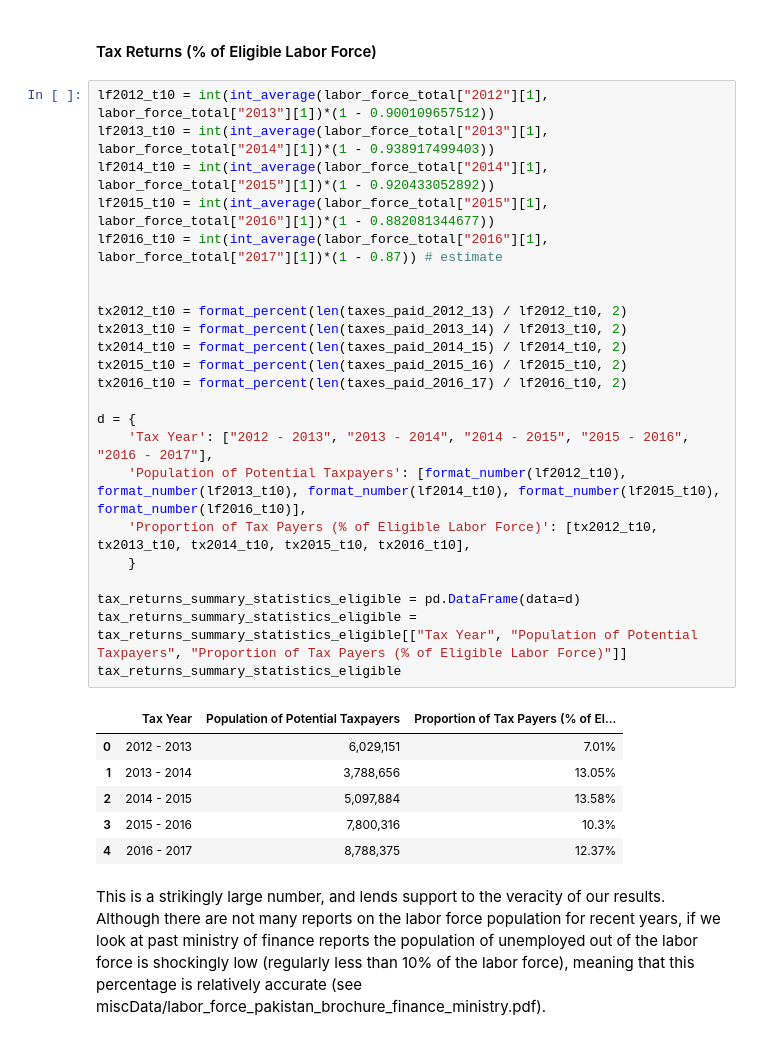
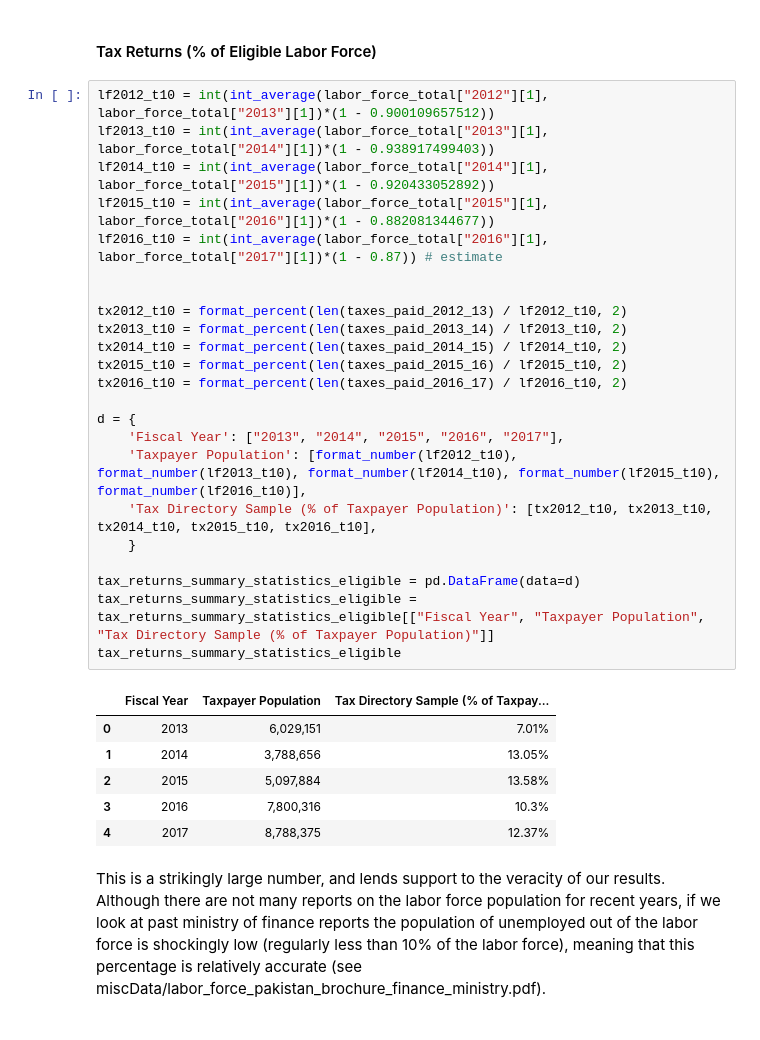
Before and after one commit to ali-aka-ahmed/DistributionalNationalAccounts-Pakistan, a Jupyter notebook: data_files/TaxCalculations.ipynb, the cells around one changed output. Cells and saved outputs as stored; diff of their text form.

```diff
--- a/data_files/TaxCalculations.ipynb
+++ b/data_files/TaxCalculations.ipynb
@@ -826,33 +829,33 @@ Let's use those percentiles to estimate what proportion of eligible taxpayers ac
 # %%
 lf2012_t10 = int(int_average(labor_force_total["2012"][1], labor_force_total["2013"][1])*(1 - 0.900109657512))
 lf2013_t10 = int(int_average(labor_force_total["2013"][1], labor_force_total["2014"][1])*(1 - 0.938917499403))
 lf2014_t10 = int(int_average(labor_force_total["2014"][1], labor_force_total["2015"][1])*(1 - 0.920433052892))
 lf2015_t10 = int(int_average(labor_force_total["2015"][1], labor_force_total["2016"][1])*(1 - 0.882081344677))
 lf2016_t10 = int(int_average(labor_force_total["2016"][1], labor_force_total["2017"][1])*(1 - 0.87)) # estimate
 
 
 tx2012_t10 = format_percent(len(taxes_paid_2012_13) / lf2012_t10, 2)
 tx2013_t10 = format_percent(len(taxes_paid_2013_14) / lf2013_t10, 2)
 tx2014_t10 = format_percent(len(taxes_paid_2014_15) / lf2014_t10, 2)
 tx2015_t10 = format_percent(len(taxes_paid_2015_16) / lf2015_t10, 2)
 tx2016_t10 = format_percent(len(taxes_paid_2016_17) / lf2016_t10, 2)
 
 d = {
-    'Tax Year': ["2012 - 2013", "2013 - 2014", "2014 - 2015", "2015 - 2016", "2016 - 2017"],
-    'Population of Potential Taxpayers': [format_number(lf2012_t10), format_number(lf2013_t10), format_number(lf2014_t10), format_number(lf2015_t10), format_number(lf2016_t10)],
-    'Proportion of Tax Payers (% of Eligible Labor Force)': [tx2012_t10, tx2013_t10, tx2014_t10, tx2015_t10, tx2016_t10],
+    'Fiscal Year': ["2013", "2014", "2015", "2016", "2017"],
+    'Taxpayer Population': [format_number(lf2012_t10), format_number(lf2013_t10), format_number(lf2014_t10), format_number(lf2015_t10), format_number(lf2016_t10)],
+    'Tax Directory Sample (% of Taxpayer Population)': [tx2012_t10, tx2013_t10, tx2014_t10, tx2015_t10, tx2016_t10],
     }
 
 tax_returns_summary_statistics_eligible = pd.DataFrame(data=d)
-tax_returns_summary_statistics_eligible = tax_returns_summary_statistics_eligible[["Tax Year", "Population of Potential Taxpayers", "Proportion of Tax Payers (% of Eligible Labor Force)"]]
+tax_returns_summary_statistics_eligible = tax_returns_summary_statistics_eligible[["Fiscal Year", "Taxpayer Population", "Tax Directory Sample (% of Taxpayer Population)"]]
 tax_returns_summary_statistics_eligible
 # %% [output]
-|  | Tax Year | Population of Potential Taxpayers | Proportion of Tax Payers (% of El... |
-| 0 | 2012 - 2013 | 6,029,151 | 7.01% |
-| 1 | 2013 - 2014 | 3,788,656 | 13.05% |
-| 2 | 2014 - 2015 | 5,097,884 | 13.58% |
-| 3 | 2015 - 2016 | 7,800,316 | 10.3% |
-| 4 | 2016 - 2017 | 8,788,375 | 12.37% |
+|  | Fiscal Year | Taxpayer Population | Tax Directory Sample (% of Taxpay... |
+| 0 | 2013 | 6,029,151 | 7.01% |
+| 1 | 2014 | 3,788,656 | 13.05% |
+| 2 | 2015 | 5,097,884 | 13.58% |
+| 3 | 2016 | 7,800,316 | 10.3% |
+| 4 | 2017 | 8,788,375 | 12.37% |
 # %% [markdown]
 This is a strikingly large number, and lends support to the veracity of our results. Although there are not many reports on the labor force population for recent years, if we look at past ministry of finance reports the population of unemployed out of the labor force is shockingly low (regularly less than 10% of the labor force), meaning that this percentage is relatively accurate (see miscData/labor_force_pakistan_brochure_finance_ministry.pdf).
 # %% [markdown]
```
Also changed, not shown: parts of 9 cells of this notebook, 36 other files.
